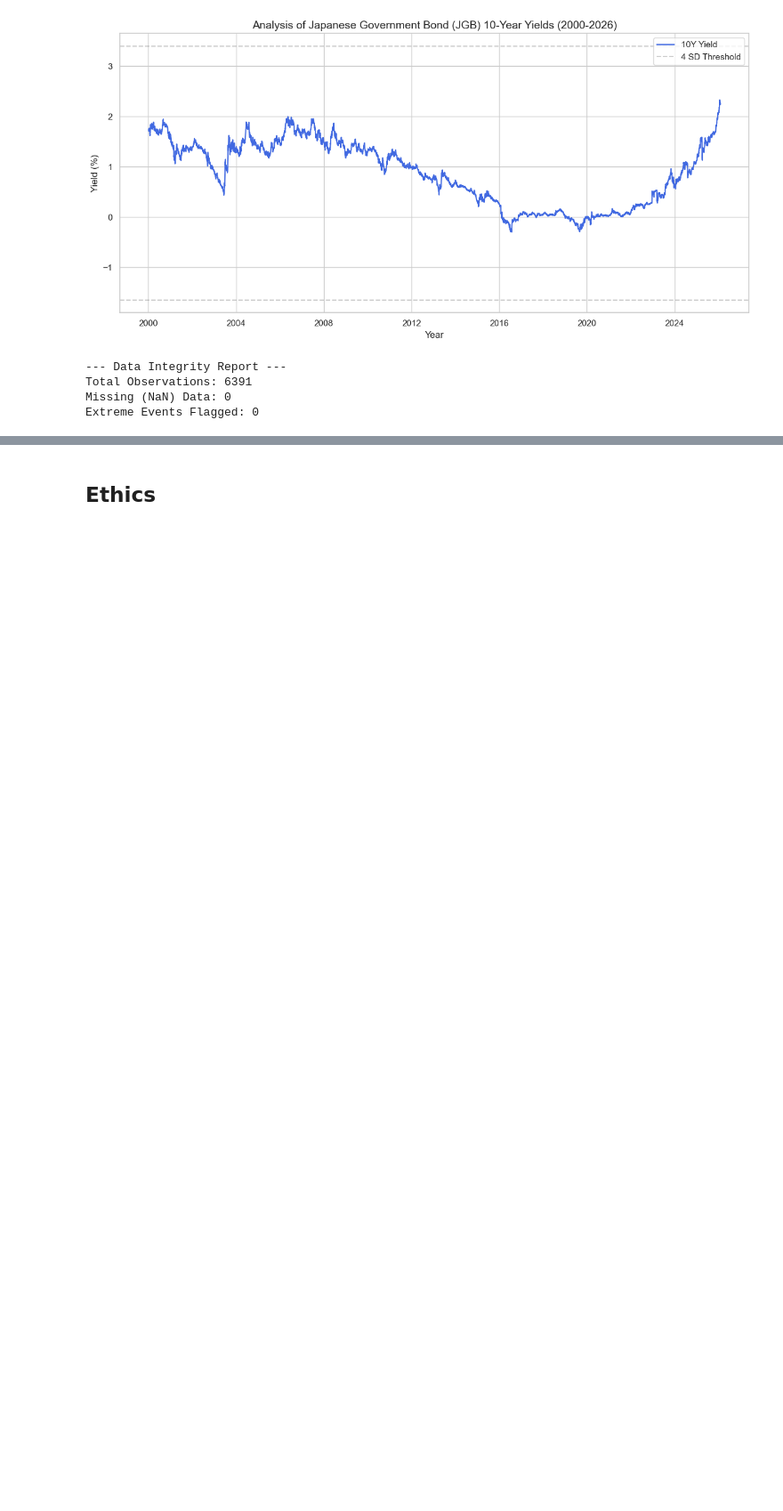
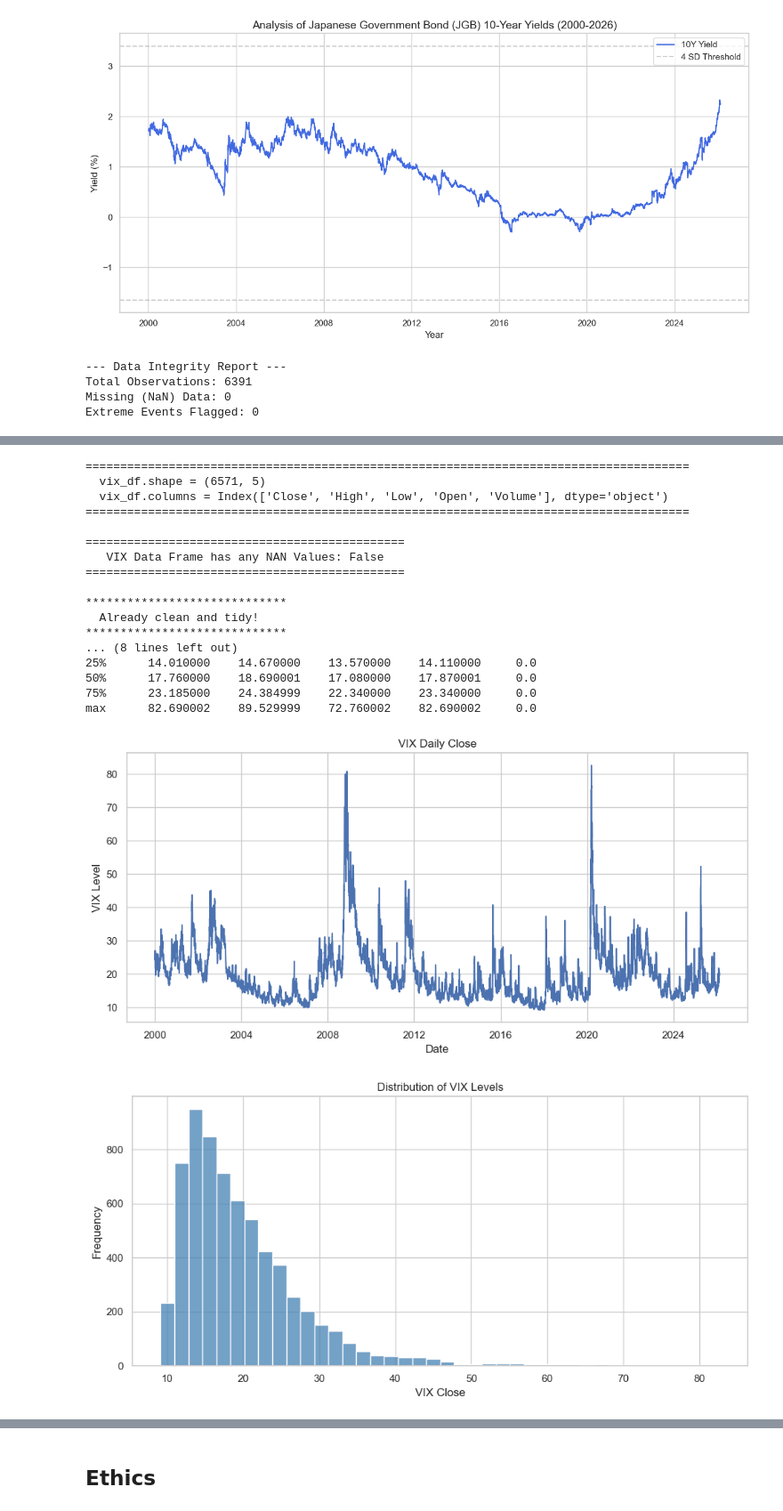
Before and after one commit to COGS108/Group024_WI26, a Jupyter notebook: 01-DataCheckpoint.ipynb, the cells around one changed output, grey strips where cells are left out. Shown at 89% size. Cells and saved outputs as stored; diff of their text form; code cells hidden in the pictures; blank space fills up the shorter version.

```diff
--- a/01-DataCheckpoint.ipynb
+++ b/01-DataCheckpoint.ipynb
@@ -198,0 +332,59 @@ Please note that you can always keep adding more datasets in the future if these
+# %%
+# set plotting size parameter
+plt.rcParams['figure.figsize'] = (10,5)
+
+
+vix_df = pd.read_csv("data/00-raw/vix_26yr_window_1d_updates.csv")
+
+# making date the index. helpful for data visualzation
+vix_df['Date'] = pd.to_datetime(vix_df['Date'])
+vix_df = vix_df.set_index('Date')
+
+NAN_values_in_DF = vix_df.isna().any().any()
+print(f"\n=======================================================================================\n  vix_df.shape = {vix_df.shape}\n  vix_df.columns = {vix_df.columns}  \n=======================================================================================\n")
+print(f"==============================================\n   VIX Data Frame has any NAN Values: {NAN_values_in_DF}\n==============================================")
+if(NAN_values_in_DF):
+    print("\nXXXXXXXXXXXXXXXXXXXXXXXXXXX\n  Not clean  \nnXXXXXXXXXXXXXXXXXXXXXXXXXXX")
+else:
+    print("\n*****************************\n  Already clean and tidy!  \n*****************************")
+
+print("\nDescription of vix_df: \n")
+print(vix_df.describe())
+
+# plotting line plot of close value for noticeable trends
+line_plot = sns.lineplot(data=vix_df, x = vix_df.index,y = "Close")
+plt.title("VIX Daily Close")
+plt.xlabel("Date")
+plt.ylabel("VIX Level")
+plt.tight_layout()
+plt.show()
+
+# plotting histogram to visually assess whether Close values are normally distributed
+hist_plot = sns.histplot(data = vix_df, x ='Close',bins = 40, color = 'steelblue')
+plt.title("Distribution of VIX Levels")
+plt.xlabel("VIX Close")
+plt.ylabel("Frequency")
+plt.tight_layout()
+plt.show()
+
+vix_df.to_csv("data/02-processed/vix_clean.csv", index=False)
+# %% [output]
+=======================================================================================
+  vix_df.shape = (6571, 5)
+  vix_df.columns = Index(['Close', 'High', 'Low', 'Open', 'Volume'], dtype='object')
+=======================================================================================
+
+==============================================
+   VIX Data Frame has any NAN Values: False
+==============================================
+
+*****************************
+  Already clean and tidy!
+*****************************
+... (8 lines left out)
+25%      14.010000    14.670000    13.570000    14.110000     0.0
+50%      17.760000    18.690001    17.080000    17.870001     0.0
+75%      23.185000    24.384999    22.340000    23.340000     0.0
+max      82.690002    89.529999    72.760002    82.690002     0.0
+[figure, added]
+[figure, added]
```
Also changed, not shown: parts of 15 cells of this notebook.
